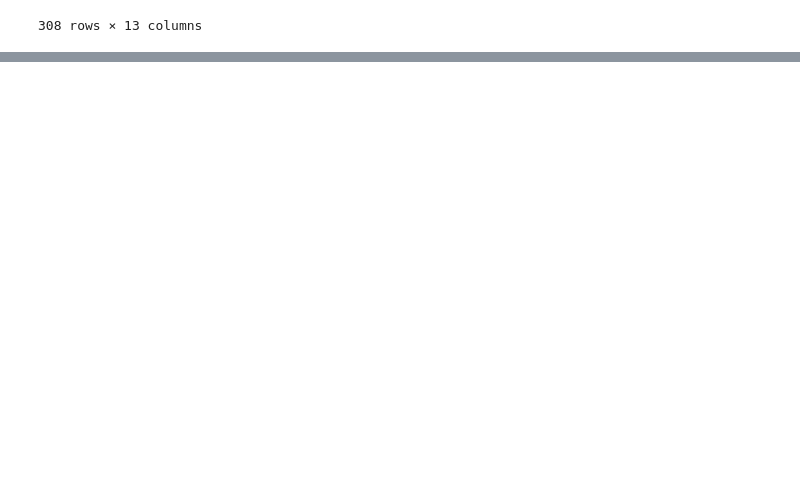
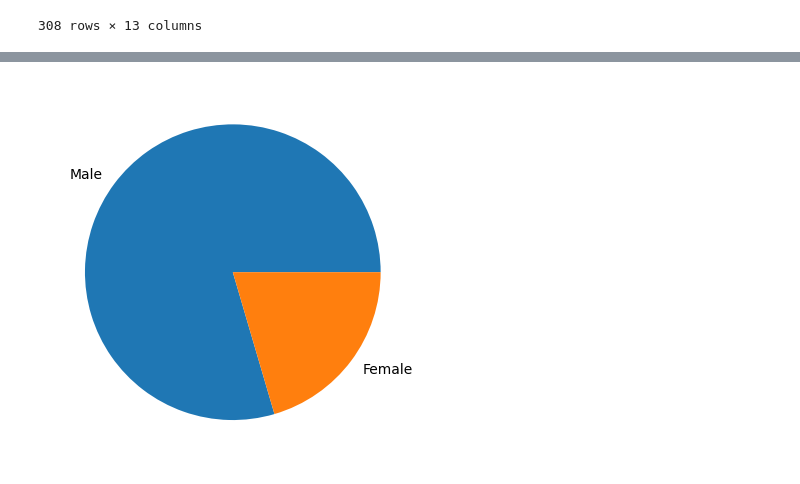
Before and after one commit to Dhruv-099/Loan_prediction, a Jupyter notebook: loan.ipynb, the cells around one changed output, grey strips where cells are left out. Saved outputs shown, nothing was run; the diff lists cells and outputs as text; code cells hidden in the pictures; blank space fills up the shorter version.

```diff
--- a/loan.ipynb
+++ b/loan.ipynb
@@ -145,0 +157,2 @@ df.dropna()
+# %%
+df=df.dropna()
@@ -145,0 +208,6 @@ df.dropna()
+# %%
+df['Gender'].value_counts().plot(kind='pie')
+plt.ylabel("")
+plt.show()
+# %% [output]
+[figure, added]
```
Also changed, not shown: parts of 64 cells of this notebook, 4 other files.
